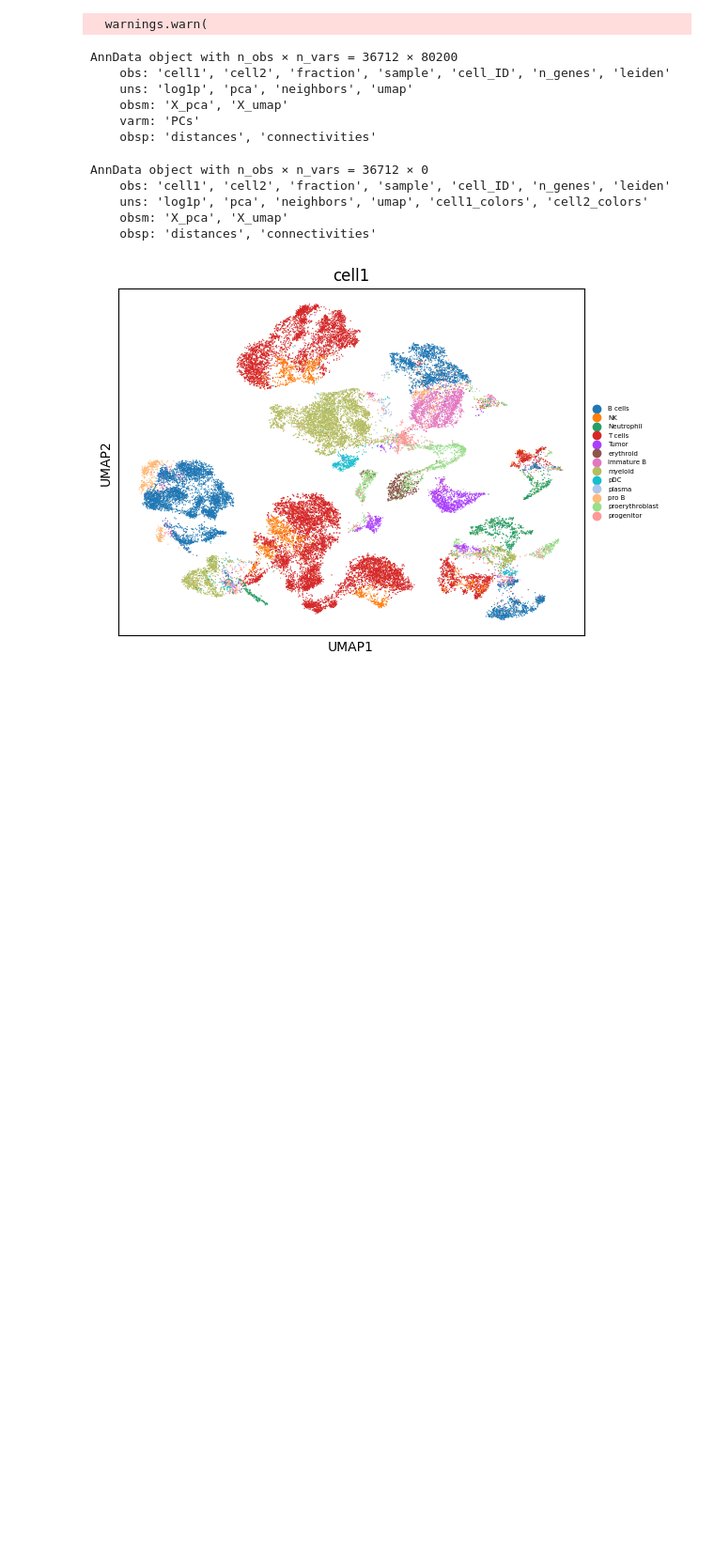
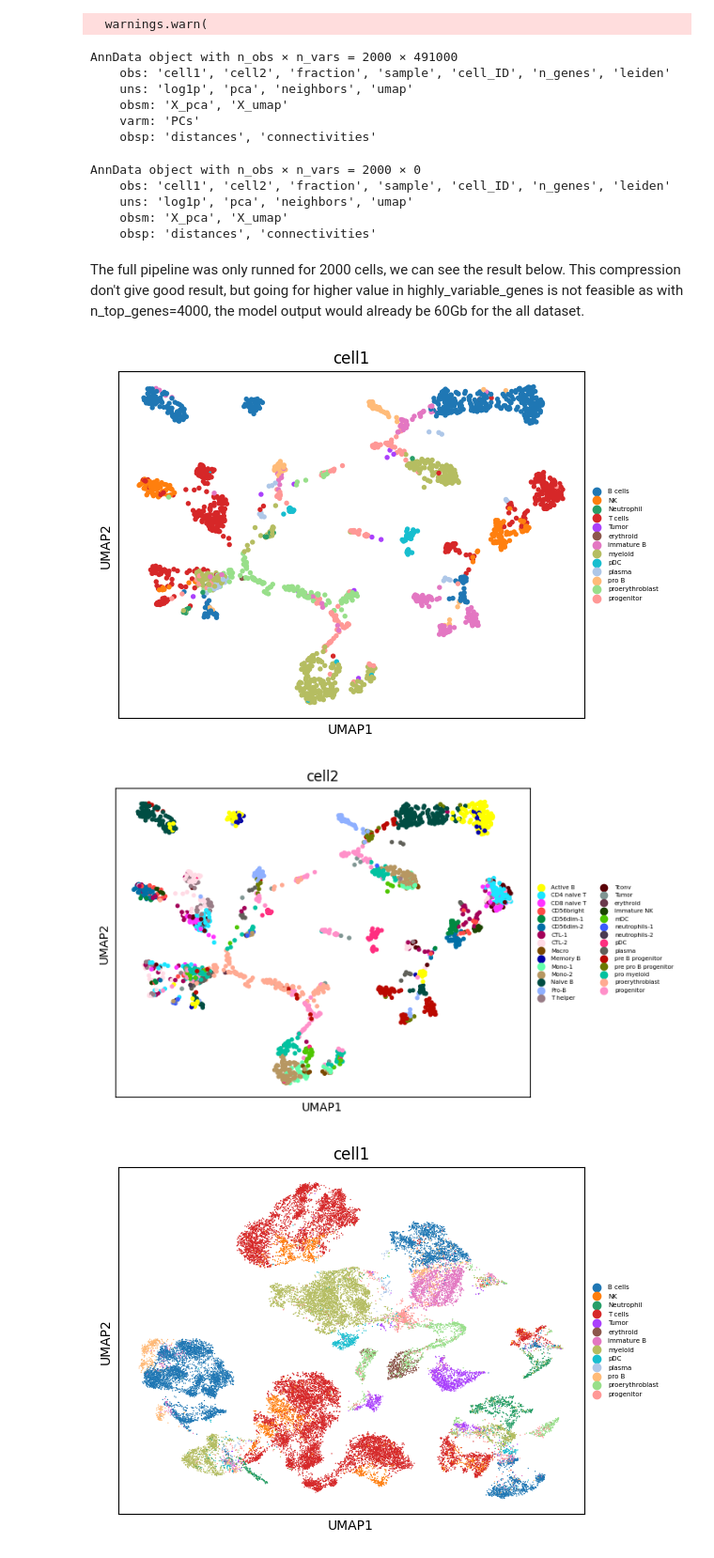
Before and after one commit to keyshavmor/Foundation_Models_for_Soft_Clustering, a Jupyter notebook: scbert/2_postprocessing.ipynb, the cells around one changed output. Shown at 94% size. Saved outputs shown, nothing was run; the diff lists cells and outputs as text; code cells hidden in the pictures; blank space fills up the shorter version.

Commit message:
result for 2000 cells

```diff
--- a/scbert/2_postprocessing.ipynb
+++ b/scbert/2_postprocessing.ipynb
@@ -19,7 +18,7 @@ print(batch_2.shape)
 # %%
 #glue batches together
-EMBEDING_DIM = 401*200
-embeddings = np.concatenate([batch_0, batch_1, batch_2], axis=0)
+EMBEDING_DIM = 2455*200
+embeddings = np.concatenate([batch_0, batch_1], axis=0)
 #reshape array
 embeddings = embeddings.reshape([embeddings.shape[0], EMBEDING_DIM])
 embeddings.shape
@@ -28,11 +27,13 @@ embeddings.shape
 # %%
 # Transform into an AnnData object
-data_path = 'data/low_feature.h5ad'
+i = 2000
+
+data_path = 'data/adata_preprocessed_4000.h5ad'
 adata = sc.read_h5ad(data_path)
 
-aembed = sc.AnnData(embeddings)
-aembed.obs = adata.obs
-aembed.obs_names = adata.obs_names
-aembed.uns = adata.uns
+aembed = sc.AnnData(embeddings[:i])
+aembed.obs = adata[:i].obs
+aembed.obs_names = adata[:i].obs_names
+aembed.uns = adata[:i].uns
 aembed
 # %% [output]
@@ -46,7 +47,7 @@ sc.tl.umap(aembed)
 aembed
 # %% [output]
   warnings.warn(
-AnnData object with n_obs × n_vars = 36712 × 80200
+AnnData object with n_obs × n_vars = 2000 × 491000
     obs: 'cell1', 'cell2', 'fraction', 'sample', 'cell_ID', 'n_genes', 'leiden'
     uns: 'log1p', 'pca', 'neighbors', 'umap'
     obsm: 'X_pca', 'X_umap'
@@ -60,14 +61,23 @@ adata_umap = ad.AnnData(
     obsp = aembed.obsp,
     obs = aembed.obs
     )
-adata_umap.write("data/adata_umap.h5ad")
+# adata_umap.write("data/adata_umap.h5ad")
 adata_umap
 # %% [output]
-AnnData object with n_obs × n_vars = 36712 × 0
+AnnData object with n_obs × n_vars = 2000 × 0
     obs: 'cell1', 'cell2', 'fraction', 'sample', 'cell_ID', 'n_genes', 'leiden'
-    uns: 'log1p', 'pca', 'neighbors', 'umap', 'cell1_colors', 'cell2_colors'
+    uns: 'log1p', 'pca', 'neighbors', 'umap'
     obsm: 'X_pca', 'X_umap'
     obsp: 'distances', 'connectivities'
+# %% [markdown]
+The full pipeline was only runned for 2000 cells, we can see the result below. This compression don't give good result, but going for higher value in highly_variable_genes is not feasible as with n_top_genes=4000, the model output would already be 60Gb for the all dataset.
+# %%
+#plot
+for feature in ["cell1", "cell2"]:
+    sc.pl.umap(adata_umap, color=feature, legend_fontsize=5)
+# %% [output]
+[figure, added]
+[figure, added]
 # %%
 #plot
 for feature in ["cell1", "cell2"]:
```
Also changed, not shown: parts of 3 cells of this notebook, 5 other files.
